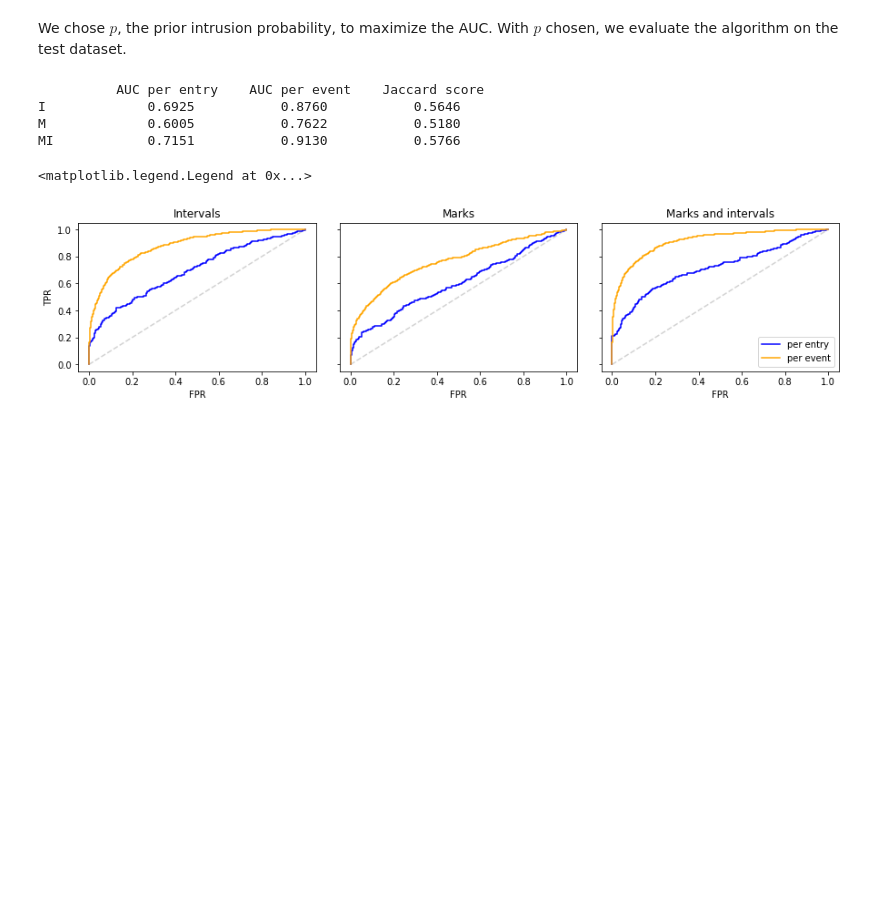
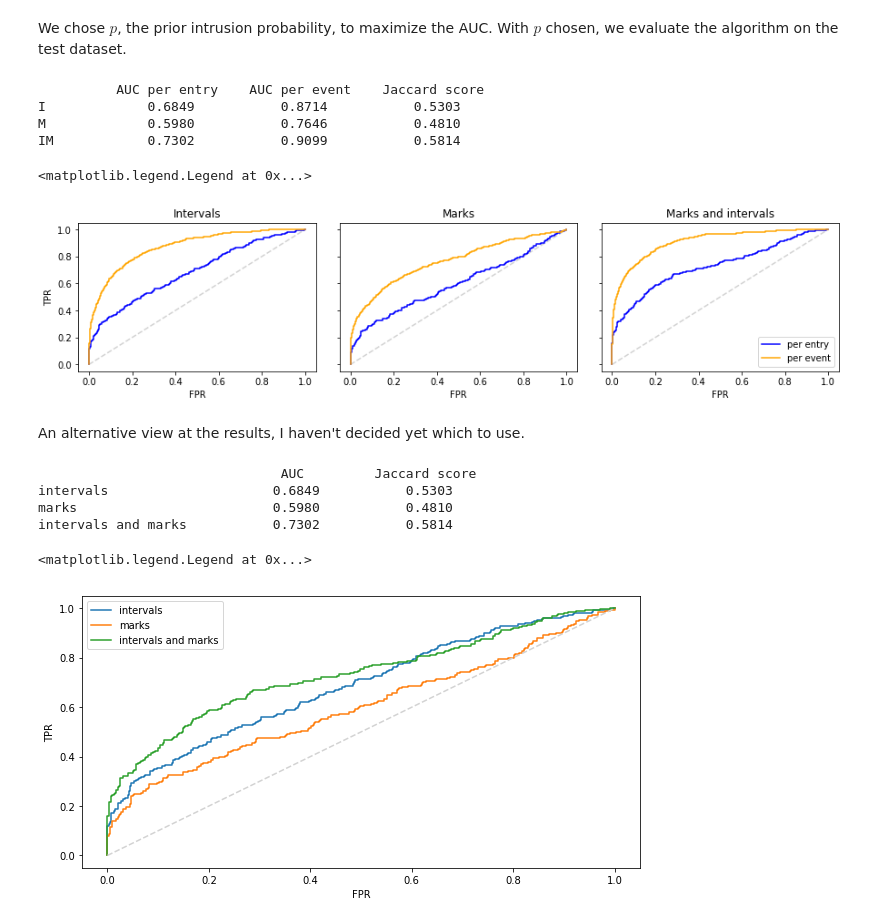
Before and after one commit to dtolpin/rmi-case-studies, a Jupyter notebook: notebooks/experiments.ipynb, the cells around one changed output. Saved outputs shown, nothing was run; the diff lists cells and outputs as text; code cells hidden in the pictures; blank space fills up the shorter version.

Commit message:
alternative graphical representation of results on real-world data

```diff
--- a/notebooks/experiments.ipynb
+++ b/notebooks/experiments.ipynb
@@ -493,7 +493,7 @@ sps[1].set_title("Marks")
 sps[2].set_title("Marks and intervals")
 print(("{:8s}" + "".join([" {:^16s}"] * 3))
       .format("", "AUC per entry", "AUC per event", "Jaccard score"))
-for i, (mask, label) in enumerate([("G", "I"), ("F", "M"), ("", "MI")]):
+for i, (mask, label) in enumerate([("G", "I"), ("F", "M"), ("", "IM")]):
     sps[i].set_xlabel("FPR")
 
     fpr, tpr, thresholds = metrics.roc_curve(ds_test["Z"].sum(axis=1) > 0,
@@ -517,8 +517,40 @@ sps[2].legend()
 # f_a_roc.savefig("../figures/anonymized-roc.pdf")
 # %% [output]
           AUC per entry    AUC per event    Jaccard score
-I             0.6925           0.8760           0.5646
-M             0.6005           0.7622           0.5180
-MI            0.7151           0.9130           0.5766
+I             0.6849           0.8714           0.5303
+M             0.5980           0.7646           0.4810
+IM            0.7302           0.9099           0.5814
 <matplotlib.legend.Legend at 0x...>
 [figure]
+# %% [markdown]
+An alternative view at the results, I haven't decided yet which to use.
+# %%
+f_a_roc, sp = plt.subplots(1, 1, sharey=True)
+f_a_roc.set_figheight(5)
+f_a_roc.set_figwidth(10)
+f_a_roc.subplots_adjust(wspace=0.1)
+sp.set_ylabel("TPR")
+sp.set_xlabel("FPR")
+print(("{:24s}" + "".join([" {:^16s}"] * 2))
+      .format("", "AUC", "Jaccard score"))
+for i, (mask, label) in enumerate([("G", "intervals"), ("F", "marks"), ("", "intervals and marks")]):
+    fpr, tpr, thresholds = metrics.roc_curve(ds_test["Z"].sum(axis=1) > 0,
+                                             ds_test["PTrue" + mask],
+                                             pos_label=True)
+    pauc = metrics.auc(fpr, tpr)
+    sp.plot(fpr, tpr, label=label)
+
+    jss = metrics.jaccard_similarity_score(ds_test["Z"], ds_test["LTrue" + mask])
+
+    print(("{:24s}" + "".join([" {:^16.4f}"] * 2))
+          .format(label, pauc, jss))
+sp.plot(fpr, fpr, '--', c='lightgray')
+sp.legend()
+# f_a_roc.savefig("../figures/anonymized-roc-combined.pdf")
+# %% [output]
+                               AUC         Jaccard score
+intervals                     0.6849           0.5303
+marks                         0.5980           0.4810
+intervals and marks           0.7302           0.5814
+<matplotlib.legend.Legend at 0x...>
+[figure, added]
```
Also changed, not shown: parts of 1 cell of this notebook.
